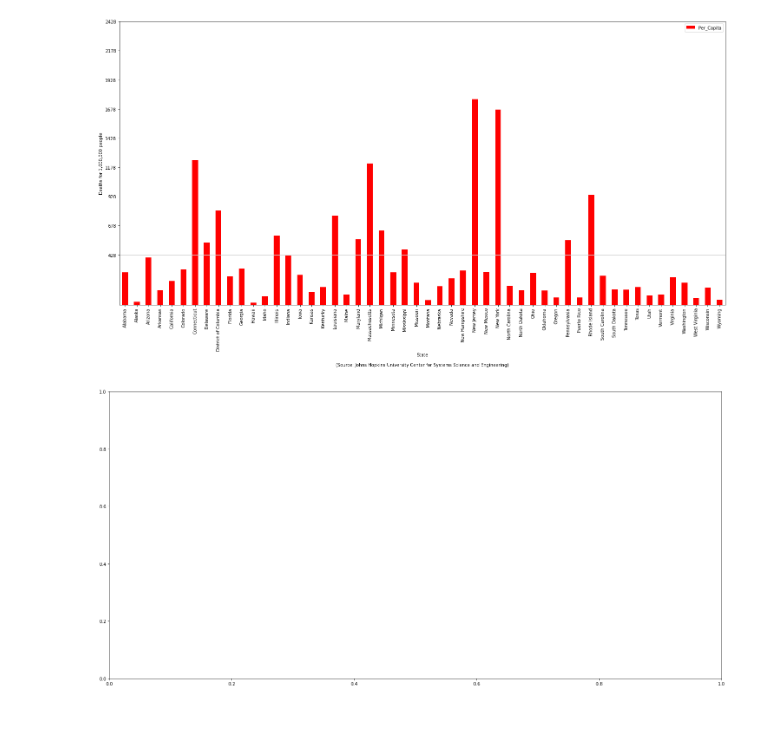
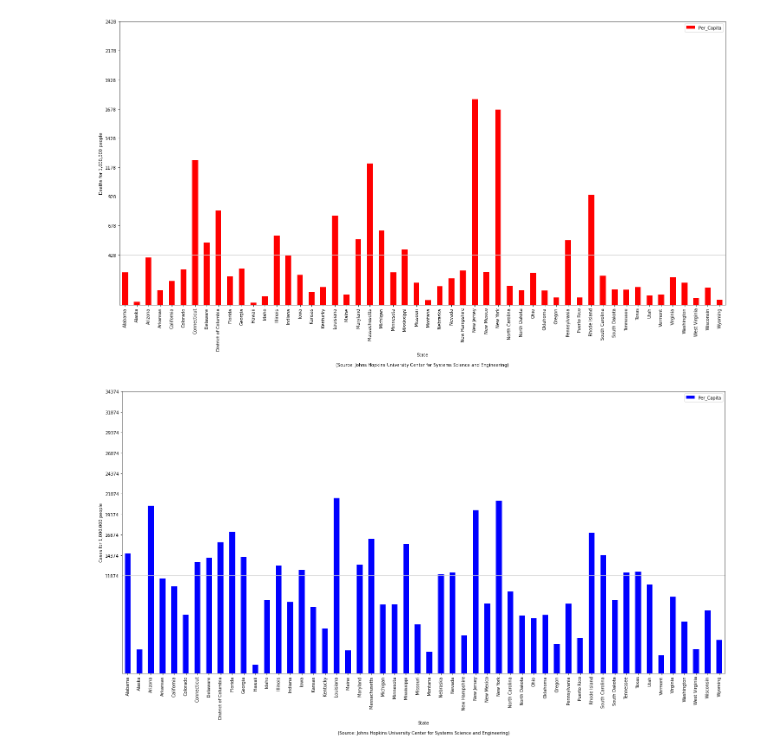
Before and after one commit to bmc/covid19, a Jupyter notebook: johns-hopkins.ipynb, the cells around one changed output. Saved outputs shown, nothing was run; the diff lists cells and outputs as text; code cells hidden in the pictures; blank space fills up the shorter version.

```diff
--- a/johns-hopkins.ipynb
+++ b/johns-hopkins.ipynb
@@ -675,43 +680,3 @@ def plot_states_per_capita(df, populations, metric=MetricType.DEATHS, figsize=(2
 plot_states_per_capita(df, populations);
 # %% [output]
 [figure]
-# %%
-# Deaths
-
-fig, ax = p.subplots(figsize=(25, 12))
-
-df_no_us = df.loc[df.Province_State != 'United States'].sort_values(by=['Date'], inplace=False)
-df_final_values = df['Deaths']
-df_final_values
-
-"""
-bar_labels = []
-max_value = 0
-for state in sorted(populations.keys()):
-    if state == 'United States':
-        continue
-
-    abbrev = state_info[state].abbreviation
-    value = state_per_capita_deaths[state]
-    ax.bar(abbrev, value)
-    bar_labels.append(f"{value}")
-    max_value = max(max_value, value)
-
-ax.axhline(us_per_capita_deaths, color="lightgray")
-
-ymax, stride = determine_ymax_and_stride(max_value)
-ax.set_yticks(list(range(0, ymax))[::stride] + [us_per_capita_deaths])
-ax.set_ylabel(f'Deaths per 100,000 people\n(rounded to the nearest integer)\nSince {jhu_starting_date}')
-ax.set_xlabel('State or Territory')
-
-# See https://stackoverflow.com/a/28931750
-for rect, label in zip(ax.patches, bar_labels):
-    height = rect.get_height()
-    ax.text(rect.get_x() + rect.get_width() / 2, height + 1, label, ha='center', va='bottom')
-
-textbox(ax, 0.01, 0.98, f"U.S. as a whole: {us_per_capita_deaths:,} deaths per 100,000")
-fig.savefig(os.path.join(IMAGES_PATH, 'jhu-state-per-capita-deaths.png'))
-"""
-None
-# %% [output]
-[figure, removed]
@@ -748,0 +683,4 @@ fig.savefig(os.path.join(IMAGES_PATH, 'jhu-state-per-capita-cases.png'))
+# %%
+plot_states_per_capita(df, populations, metric=MetricType.CASES);
+# %% [output]
+[figure, added]
```
Also changed, not shown: parts of 2 cells of this notebook, 1 other file.
